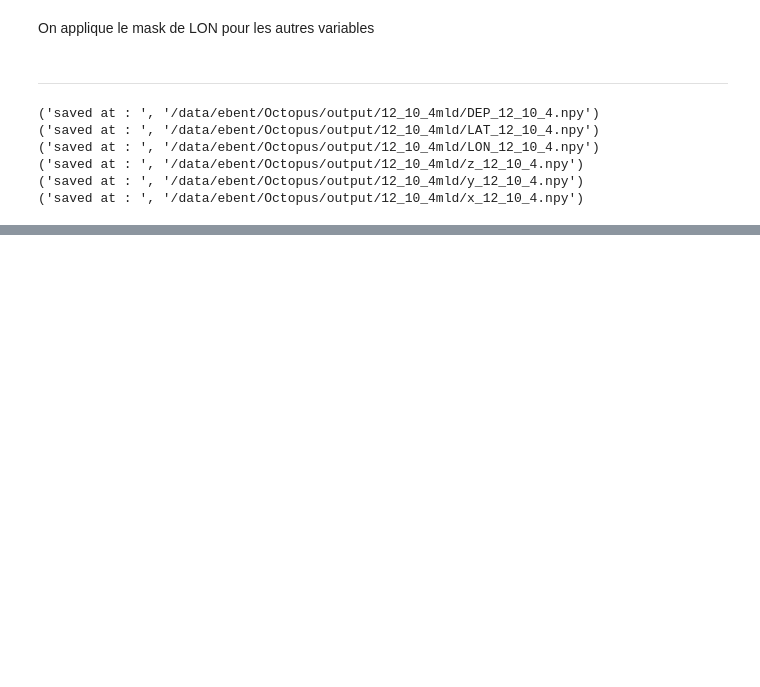
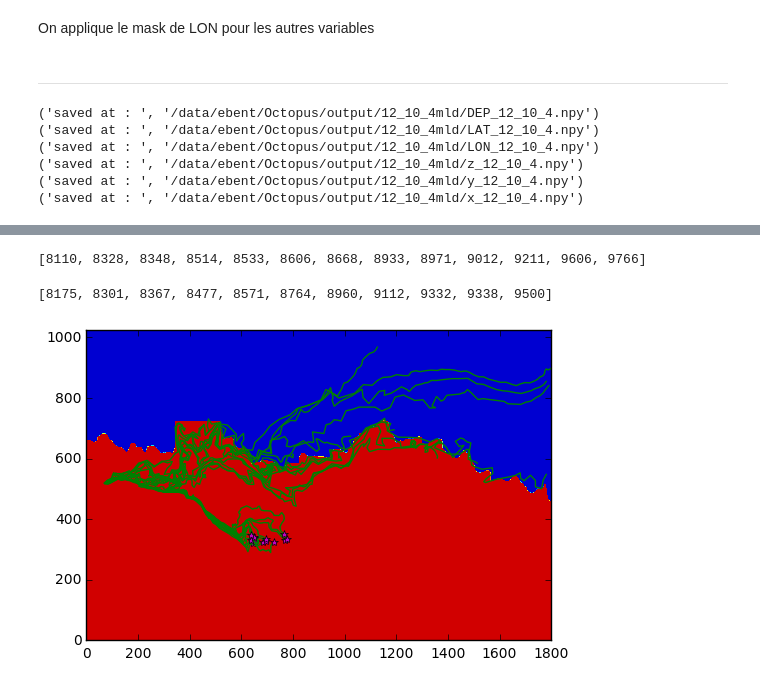
Before and after one commit to telot-em/SIO_internship, a Jupyter notebook: 12NPP_10000npts.ipynb, the cells around one changed output, grey strips where cells are left out. Drawn from its saved outputs; the diff is of its cells as text; code cells hidden in the pictures; blank space fills up the shorter version.

```diff
--- a/12NPP_10000npts.ipynb
+++ b/12NPP_10000npts.ipynb
@@ -176,6 +177,7 @@ XC        = file1.variables['lon'][lon_min:lon_max] # de 120,04 a 270,04
 hfacc = hFacC[:, lat_min:lat_max, lon_min:lon_max]
 # %%
 southern_front = pickle_load('ACC_southern_front', '/data/ebent/', verbose=False)
+southern_front = np.ma.masked_array(southern_front, mask=False)
 # %% [markdown]
 ***
 # %%
@@ -284,17 +278,6 @@ LAT = lat
 DEP = dep
 # %% [markdown]
 Ce run me donne : lon, lat, dep (pos en degrés) et xround, yround, zround (pos en indices dans le domaine du model que j'appelle "bigger domain")
-# %%
-# On réinitialise XC et YC car ils sont différents dans p_xy.py
-lon_min   = 1440
-lon_max   = 3241
-lat_min   = 0
-lat_max   = 1024
-
-YC        = file1.variables['lat'][lat_min:lat_max] # de -77,99 a -40,05
-XC        = file1.variables['lon'][lon_min:lon_max] # de 120,04 a 270,04
-
-hfacc = hFacC[:, lat_min:lat_max, lon_min:lon_max]
 # %%
 LON = np.ma.masked_array(lon, mask=False)
 LAT = np.ma.masked_array(lat, mask=False)
@@ -366,3 +354,7 @@ DEP.mask = LON.mask
 x.mask = LON.mask
 y.mask = LON.mask
 z.mask = LON.mask
+
+xround.mask = LON.mask
+yround.mask = LON.mask
+zround.mask = LON.mask
@@ -390,0 +382,5 @@ pickle_save('x_12_10_4', path, x)
+# %%
+# Create a meshgrid to plot in index coordinates
+xc = np.arange(1801)
+yc = np.arange(1024)
+xc, yc = np.meshgrid(xc,yc)
@@ -390,0 +617,16 @@ pickle_save('x_12_10_4', path, x)
+# %%
+humhum
+# %% [output]
+[8110, 8328, 8348, 8514, 8533, 8606, 8668, 8933, 8971, 9012, 9211, 9606, 9766]
+# %%
+humhum
+# %% [output]
+[8175, 8301, 8367, 8477, 8571, 8764, 8960, 9112, 9332, 9338, 9500]
+# %%
+for p in humhum:
+    plt.contourf(xc, yc, southern_front)
+    plt.plot(xround[:,p],yround[:,p], '-g')
+    plt.plot(xround[0,p],yround[0,p], '*m')
+    #plt.plot(xround[77:,p],yround[77:,p], '.k')
+# %% [output]
+[figure, added]
```
Also changed, not shown: parts of 52 cells of this notebook.
